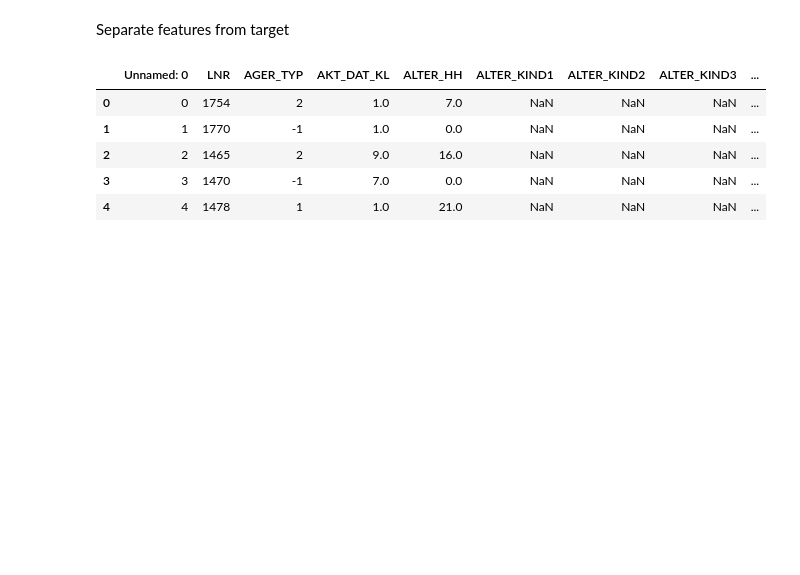
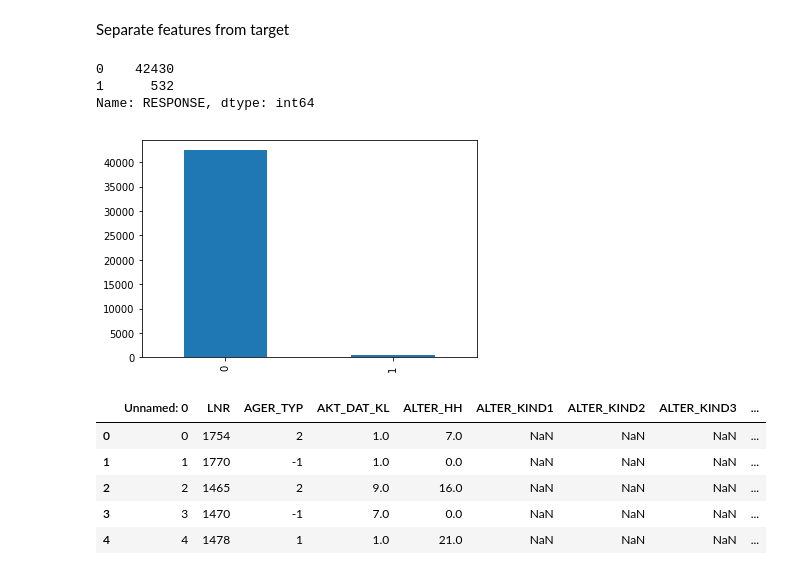
Before and after one commit to AlbertoDeBlas/MLEngineerNanodegreeCapstone, a Jupyter notebook: Arvato Project Workbook Part 2 Supervised Learning Model.ipynb, the cells around one changed output. Saved outputs shown, nothing was run; the diff lists cells and outputs as text; code cells hidden in the pictures; blank space fills up the shorter version.

Commit message:
Add target classes barplot
feat: Add target classes barplot

```diff
--- a/Arvato Project Workbook Part 2 Supervised Learning Model.ipynb
+++ b/Arvato Project Workbook Part 2 Supervised Learning Model.ipynb
@@ -81,6 +81,14 @@ Separate features from target
 mailout_train_df_target = mailout_train_df['RESPONSE']
 # %%
 mailout_train_df.drop('RESPONSE', axis = 1, inplace = True)
+# %%
+mailout_train_df_target.value_counts().plot(kind='bar');
+mailout_train_df_target.value_counts()
+# %% [output]
+0    42430
+1      532
+Name: RESPONSE, dtype: int64
+[figure, added]
 # %%
 mailout_test_df = None
 mailout_test_df = load_dataframe_from_s3(s3_client, bucket_name, filtered_list[2])
```
